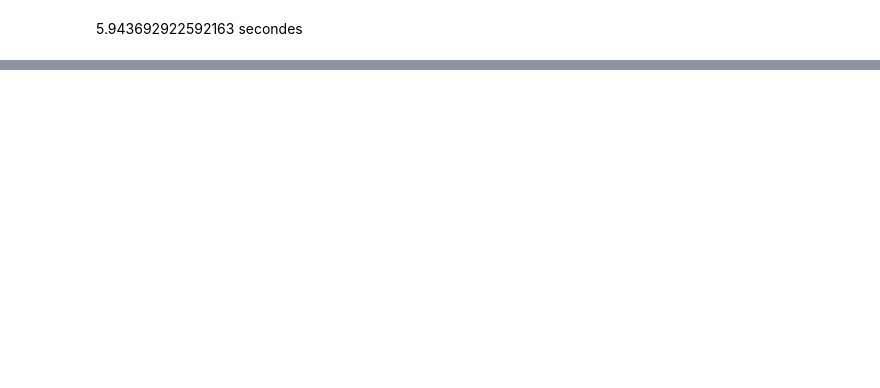
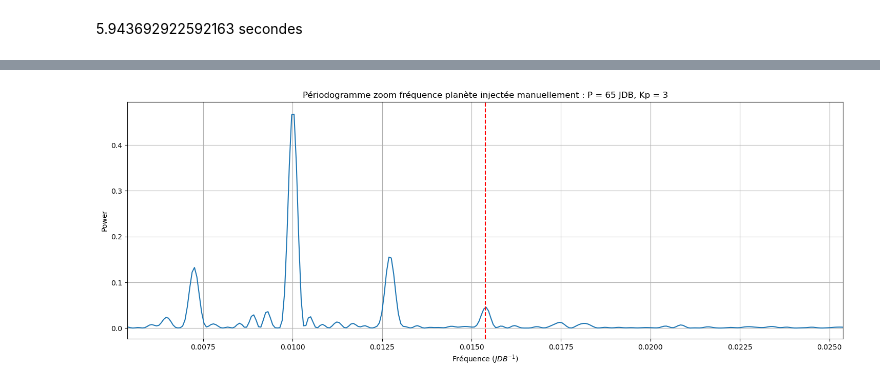
Before and after one commit to tllop-oca/AESTRA_OCA, a Jupyter notebook: SpectrumDataset_upgrade_v1.ipynb, the cells around one changed output, grey strips where cells are left out. Drawn from its saved outputs; the diff is of its cells as text; code cells hidden in the pictures; blank space fills up the shorter version.

```diff
--- a/SpectrumDataset_upgrade_v1.ipynb
+++ b/SpectrumDataset_upgrade_v1.ipynb
@@ -784,0 +889,14 @@ RuntimeError: cannot pin 'torch.cuda.FloatTensor' only dense CPU tensors can be
+# %%
+frequency, power = LombScargle(t, list_vencode).autopower()
+%matplotlib inline
+plt.figure(figsize=(18, 6))
+plt.title(f'Périodogramme zoom fréquence planète injectée manuellement : P = 65 JDB, Kp = 3')
+plt.ylabel('Power')
+plt.xlabel('Fréquence ($JDB^{-1}$)')
+plt.plot(frequency, power)
+plt.xlim(1/65-0.01, 1/65+0.01)
+plt.axvline(x=1/65, color='r', linestyle='dashed')
+plt.grid()
+plt.show()
+# %% [output]
+[figure, added]
```
Also changed, not shown: parts of 9 cells of this notebook, 2 other files.
